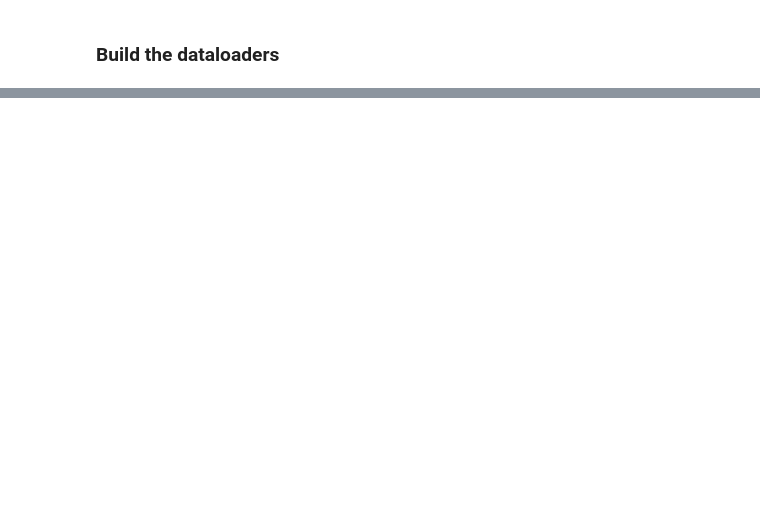
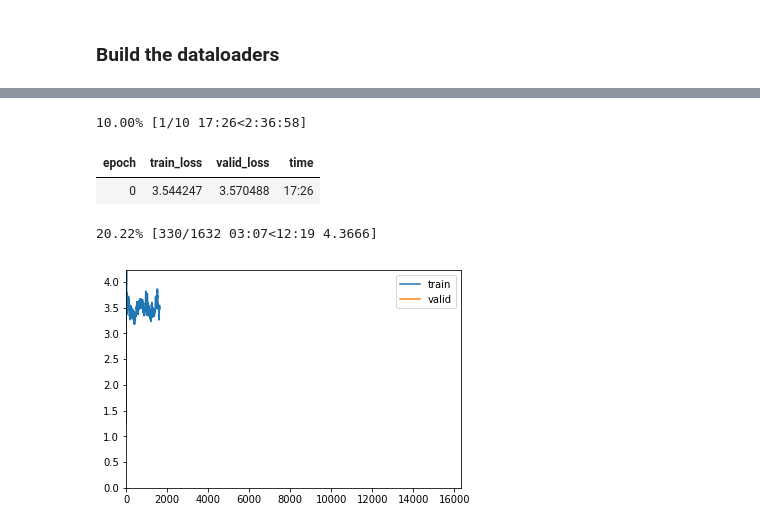
Before and after one commit to fg91/Neural-Image-Caption-Generation-Tutorial, a Jupyter notebook: Image caption generator.ipynb, the cells around one changed output, grey strips where cells are left out. Saved outputs shown, nothing was run; the diff lists cells and outputs as text; code cells hidden in the pictures; blank space fills up the shorter version.

```diff
--- a/Image caption generator.ipynb
+++ b/Image caption generator.ipynb
@@ -892,0 +1035,8 @@ the men were totally sodden when they arrived at the picturesque wedding venue -
+# %%
+learn.fit_one_cycle(10, lr)
+# %% [output]
+10.00% [1/10 17:26<2:36:58]
+| epoch | train_loss | valid_loss | time |
+| 0 | 3.544247 | 3.570488 | 17:26 |
+20.22% [330/1632 03:07<12:19 4.3666]
+[figure, added]
```
Also changed, not shown: parts of 38 cells of this notebook.
